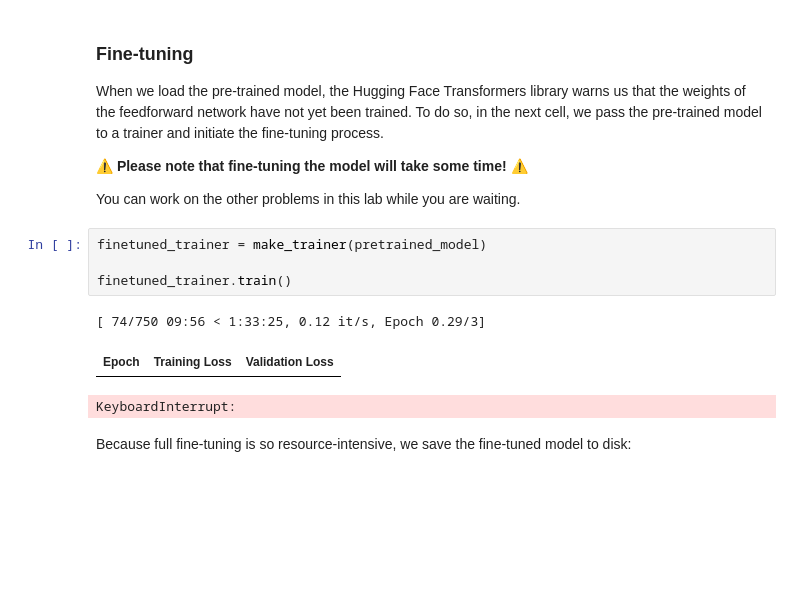
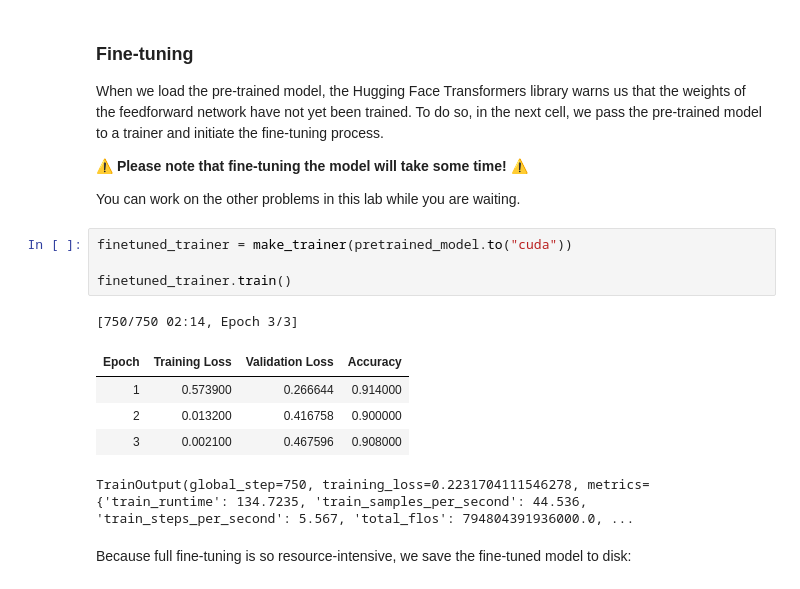
Before and after one commit to reinthal/ete387, a Jupyter notebook: labs/lab4/nlp-lab4.ipynb, the cells around one changed output. Drawn from its saved outputs; the diff is of its cells as text; blank space fills up the shorter version.

```diff
--- a/labs/lab4/nlp-lab4.ipynb
+++ b/labs/lab4/nlp-lab4.ipynb
@@ -198,13 +203,16 @@ When we load the pre-trained model, the Hugging Face Transformers library warns
 
 You can work on the other problems in this lab while you are waiting.
 # %%
-finetuned_trainer = make_trainer(pretrained_model)
+finetuned_trainer = make_trainer(pretrained_model.to("cuda"))
 
 finetuned_trainer.train()
 # %% [output]
-[ 74/750 09:56 < 1:33:25, 0.12 it/s, Epoch 0.29/3]
+[750/750 02:14, Epoch 3/3]
-| Epoch | Training Loss | Validation Loss |
+| Epoch | Training Loss | Validation Loss | Accuracy |
+| 1 | 0.573900 | 0.266644 | 0.914000 |
+| 2 | 0.013200 | 0.416758 | 0.900000 |
+| 3 | 0.002100 | 0.467596 | 0.908000 |
-KeyboardInterrupt:
+TrainOutput(global_step=750, training_loss=0.2231704111546278, metrics={'train_runtime': 134.7235, 'train_samples_per_second': 44.536, 'train_steps_per_second': 5.567, 'total_flos': 794804391936000.0, ...
 # %% [markdown]
 Because full fine-tuning is so resource-intensive, we save the fine-tuned model to disk:
 # %%
```
Also changed, not shown: parts of 11 cells of this notebook, 1 other file.
